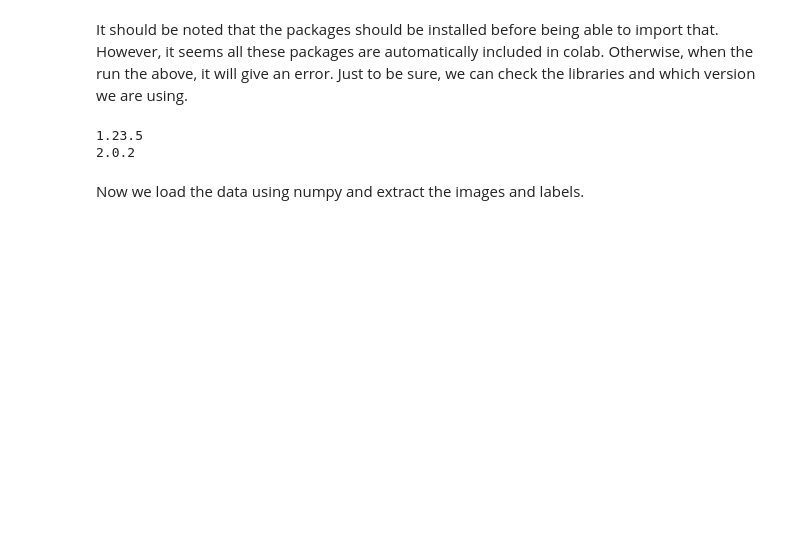
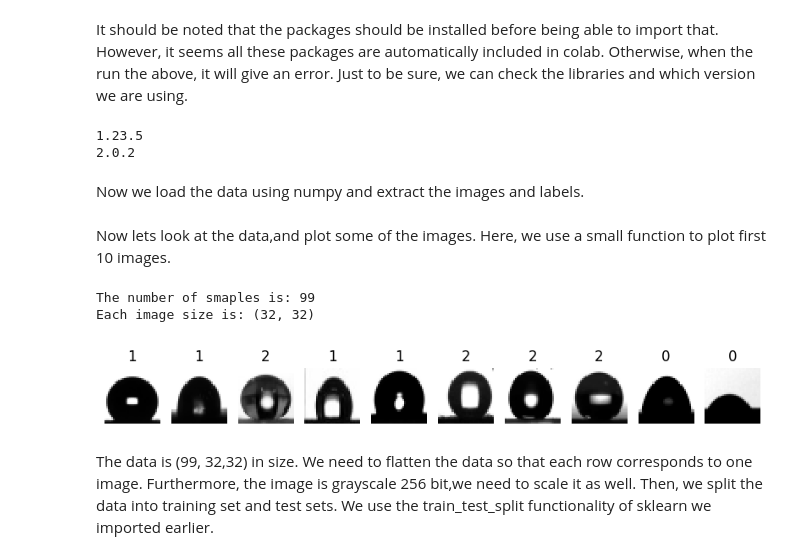
Before and after one commit to MahmutRuzi/CA_images2classification, a Jupyter notebook: CA_image2Class.ipynb, the cells around one changed output. Saved outputs shown, nothing was run; the diff lists cells and outputs as text; code cells hidden in the pictures; blank space fills up the shorter version.

```diff
--- a/CA_image2Class.ipynb
+++ b/CA_image2Class.ipynb
@@ -35,3 +35,24 @@ raw_data = np.load('labeled_CA_data.npz')
 # retrieve attributes
 ca_imgs = raw_data["images"]
 lab_class = raw_data["labels"]
+# %% [markdown]
+Now lets look at the data,and plot some of the images. Here, we use a small function to plot first 10 images.
+# %%
+# explore the data
+n_samples = len(ca_imgs)
+img_size = ca_imgs.shape
+print(f"The number of smaples is: {n_samples}")
+print(f"Each image size is: {img_size[1:]}")
+
+# function to plot
+_, axes = plt.subplots(nrows=1, ncols=10, figsize=(10, 4))
+for ax, image, label in zip(axes, ca_imgs, lab_class):
+    ax.set_axis_off()
+    ax.imshow(image, cmap='gray', interpolation="None")
+    ax.set_title("%i" % label)
+# %% [output]
+The number of smaples is: 99
+Each image size is: (32, 32)
+[figure, added]
+# %% [markdown]
+The data is (99, 32,32) in size. We need to flatten the data so that each row corresponds to one image. Furthermore, the image is grayscale 256 bit,we need to scale it as well. Then, we split the data into training set and test sets. We use the train_test_split functionality of sklearn we imported earlier.
```
Also changed, not shown: parts of 10 cells of this notebook.
